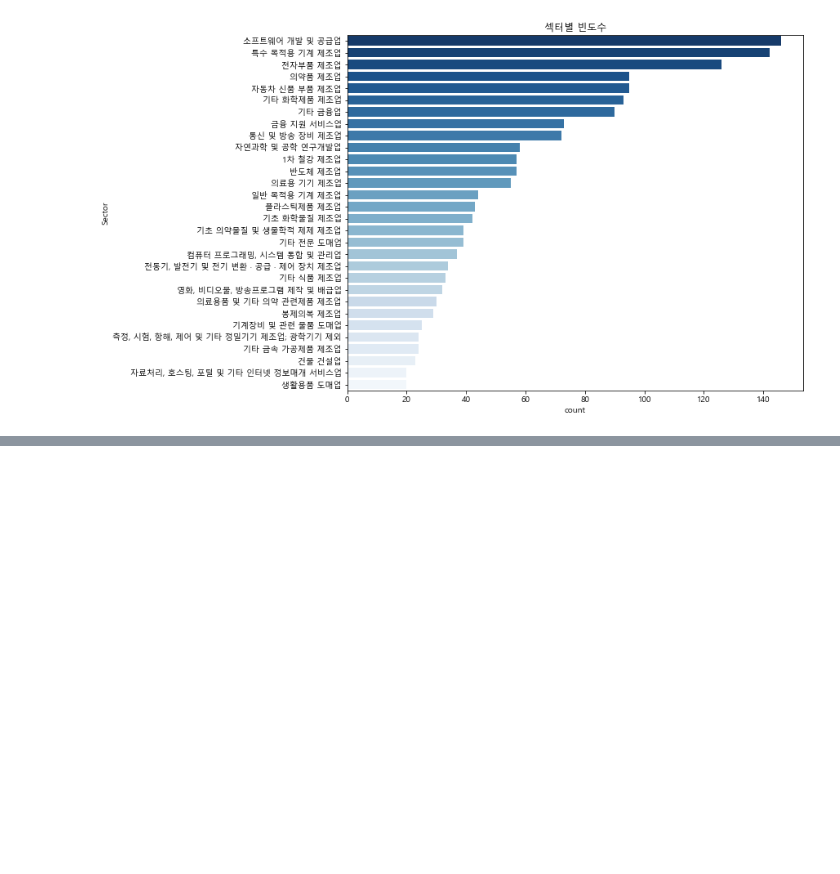
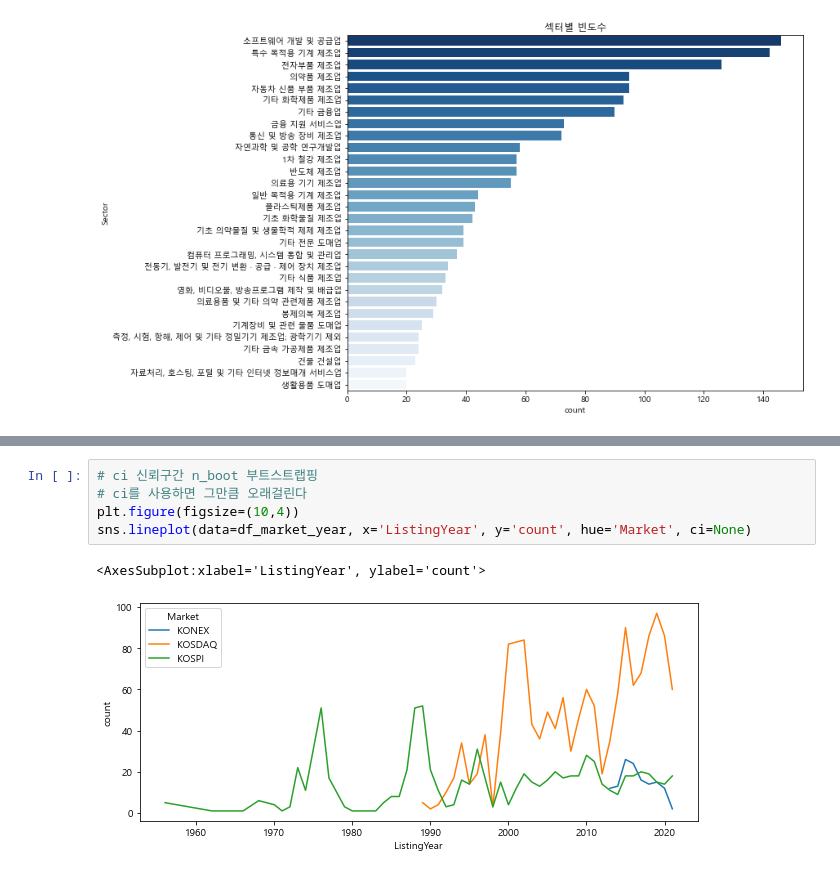
Before and after one commit to SanghunYun95/Finding_signal_and_noise, a Jupyter notebook: seaborn.ipynb, the cells around one changed output, grey strips where cells are left out. Saved outputs shown, nothing was run; the diff lists cells and outputs as text; blank space fills up the shorter version.

```diff
--- a/seaborn.ipynb
+++ b/seaborn.ipynb
@@ -53,0 +87,8 @@ Text(0.5, 1.0, '섹터별 빈도수')
+# %%
+# ci 신뢰구간 n_boot 부트스트랩핑
+# ci를 사용하면 그만큼 오래걸린다
+plt.figure(figsize=(10,4))
+sns.lineplot(data=df_market_year, x='ListingYear', y='count', hue='Market', ci=None)
+# %% [output]
+<AxesSubplot:xlabel='ListingYear', ylabel='count'>
+[figure, added]
```
Also changed, not shown: parts of 5 cells of this notebook.
